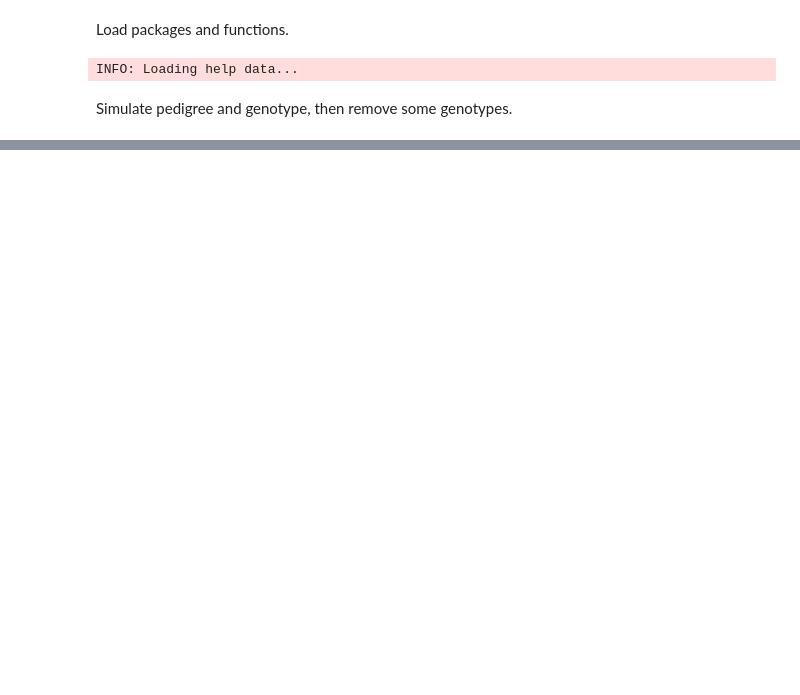
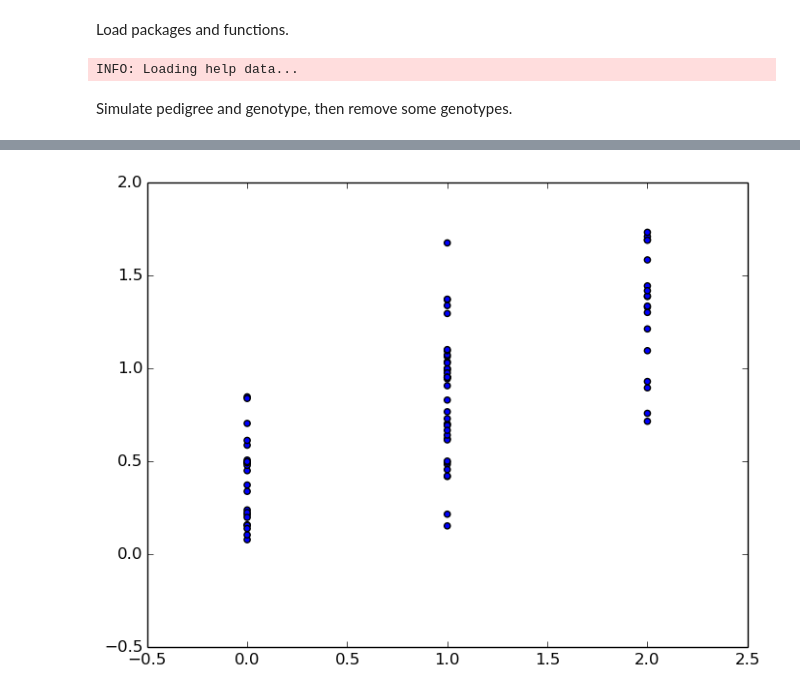
Before and after one commit to thewart/ppc4ped, a Jupyter notebook: notebooks/imputation.ipynb, the cells around one changed output, grey strips where cells are left out. Cells and saved outputs as stored; diff of their text form; code cells hidden in the pictures; blank space fills up the shorter version.

```diff
--- a/notebooks/imputation.ipynb
+++ b/notebooks/imputation.ipynb
@@ -39,0 +48,4 @@ plot(ϵ[thin]);
+# %%
+PyPlot.scatter(geno[miss],sum(gs[miss,[thin]],2)/350);
+# %% [output]
+[figure, added]
```
Also changed, not shown: parts of 8 cells of this notebook.
